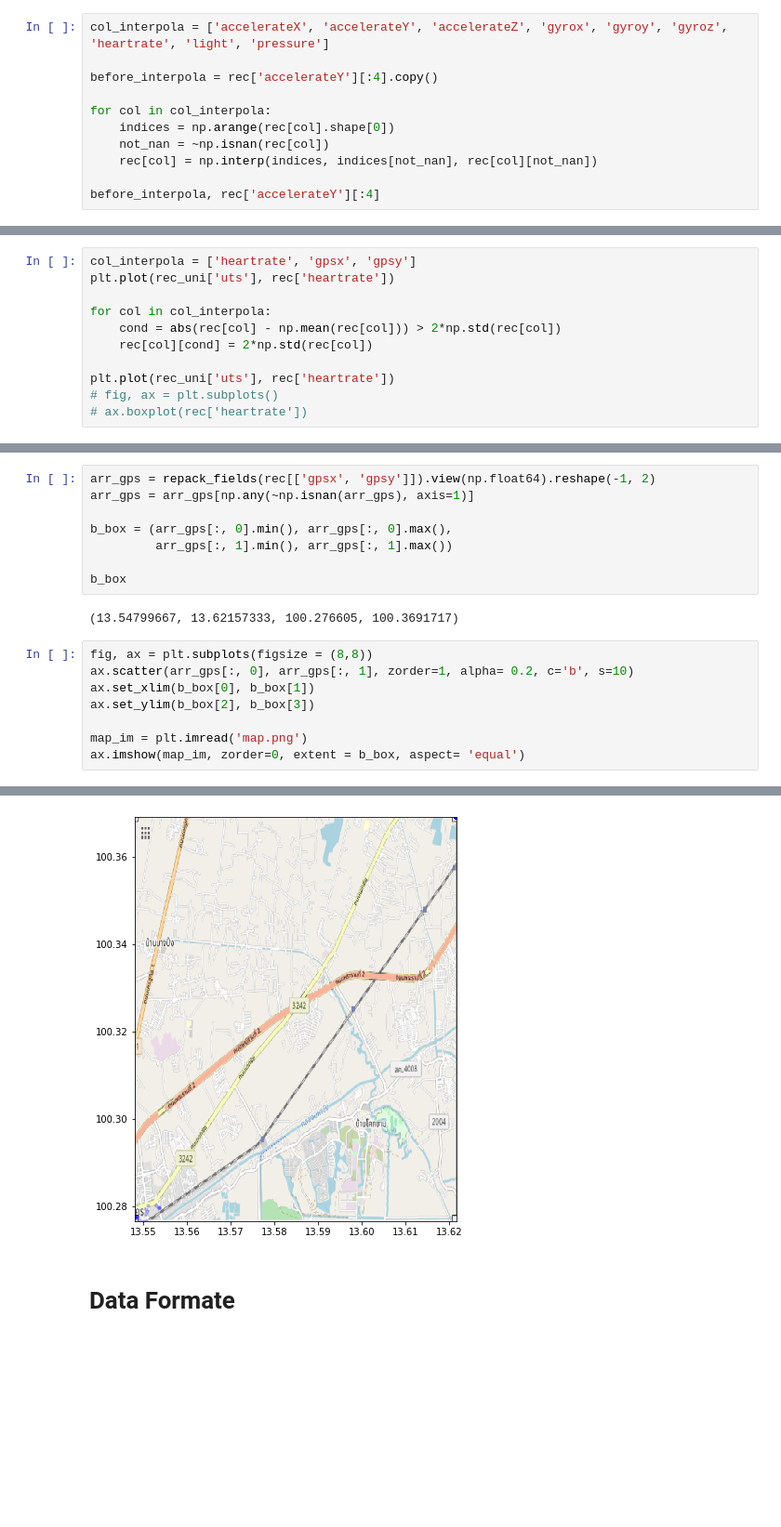
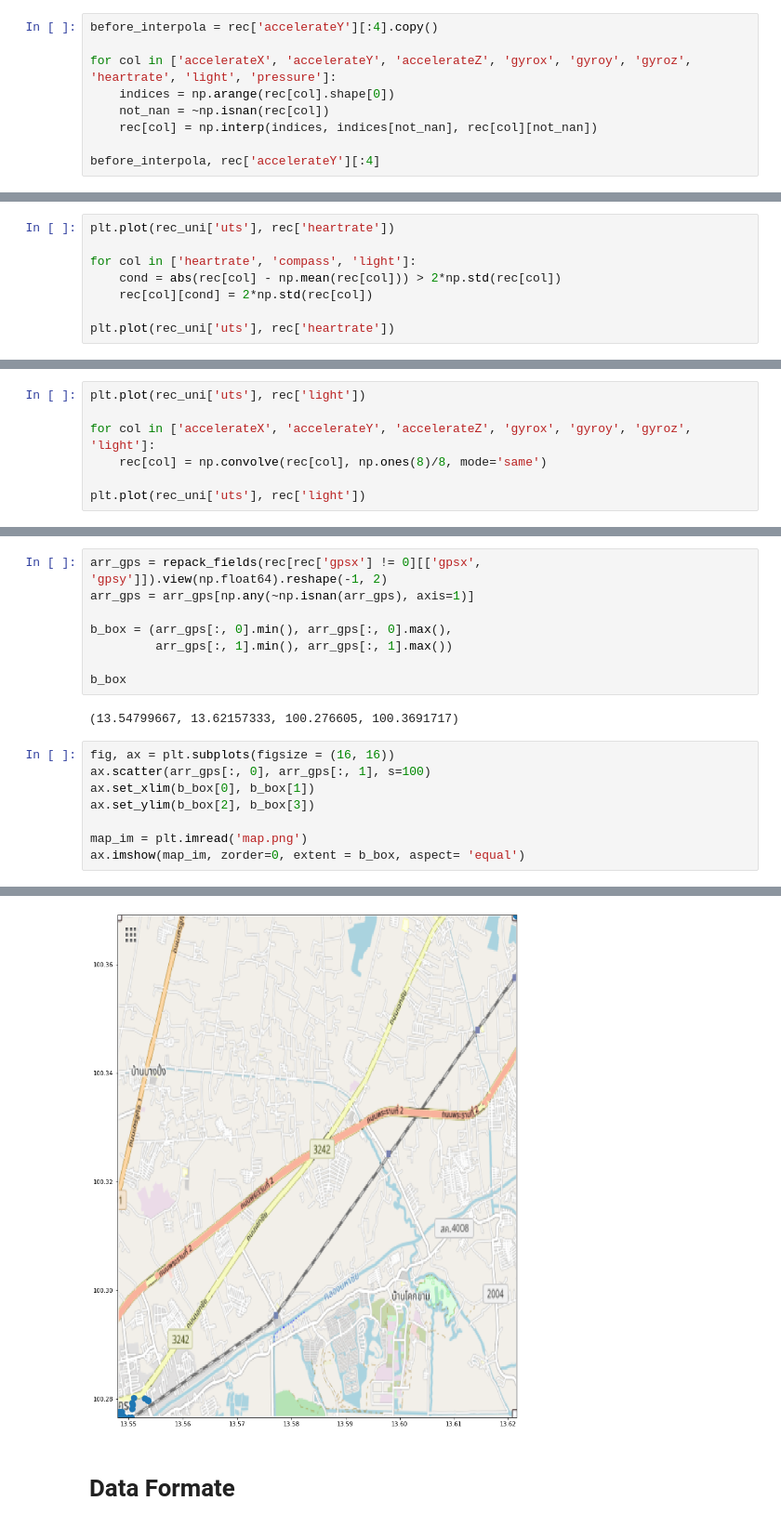
Before and after one commit to bdintu/machine-learning, a Jupyter notebook: lab1/lab1-1.ipynb, the cells around one changed output, grey strips where cells are left out. Shown at 93% size. Saved outputs shown, nothing was run; the diff lists cells and outputs as text; blank space fills up the shorter version.

```diff
--- a/lab1/lab1-1.ipynb
+++ b/lab1/lab1-1.ipynb
@@ -70,9 +86,7 @@ for col in col_zero:
 # %%
-col_interpola = ['accelerateX', 'accelerateY', 'accelerateZ', 'gyrox', 'gyroy', 'gyroz', 'heartrate', 'light', 'pressure']
-
 before_interpola = rec['accelerateY'][:4].copy()
 
-for col in col_interpola:
+for col in ['accelerateX', 'accelerateY', 'accelerateZ', 'gyrox', 'gyroy', 'gyroz', 'heartrate', 'light', 'pressure']:
     indices = np.arange(rec[col].shape[0])
     not_nan = ~np.isnan(rec[col])
     rec[col] = np.interp(indices, indices[not_nan], rec[col][not_nan])
@@ -86,14 +107,11 @@ before_interpola, rec['accelerateY'][:4]
 # %%
-col_interpola = ['heartrate', 'gpsx', 'gpsy']
 plt.plot(rec_uni['uts'], rec['heartrate'])
 
-for col in col_interpola:
+for col in ['heartrate', 'compass', 'light']:
     cond = abs(rec[col] - np.mean(rec[col])) > 2*np.std(rec[col])
     rec[col][cond] = 2*np.std(rec[col])
 
 plt.plot(rec_uni['uts'], rec['heartrate'])
-# fig, ax = plt.subplots()
-# ax.boxplot(rec['heartrate'])
 # %% [output]
 [<matplotlib.lines.Line2D at 0x...>]
 [figure]
@@ -109,0 +120,7 @@ plt.plot(rec_uni['uts'], np.convolve(rec['pressure'], np.ones(3)/3, mode='same')
+# %%
+plt.plot(rec_uni['uts'], rec['light'])
+
+for col in ['accelerateX', 'accelerateY', 'accelerateZ', 'gyrox', 'gyroy', 'gyroz', 'light']:
+    rec[col] = np.convolve(rec[col], np.ones(8)/8, mode='same')
+
+plt.plot(rec_uni['uts'], rec['light'])
@@ -169,7 +195,7 @@ ax.view_init(30, -10)
 # %% [markdown]
 # Geolocation
 # %%
-arr_gps = repack_fields(rec[['gpsx', 'gpsy']]).view(np.float64).reshape(-1, 2)
+arr_gps = repack_fields(rec[rec['gpsx'] != 0][['gpsx', 'gpsy']]).view(np.float64).reshape(-1, 2)
 arr_gps = arr_gps[np.any(~np.isnan(arr_gps), axis=1)]
 
 b_box = (arr_gps[:, 0].min(), arr_gps[:, 0].max(),
@@ -179,16 +205,16 @@ b_box
 # %% [output]
 (13.54799667, 13.62157333, 100.276605, 100.3691717)
 # %%
-fig, ax = plt.subplots(figsize = (8,8))
-ax.scatter(arr_gps[:, 0], arr_gps[:, 1], zorder=1, alpha= 0.2, c='b', s=10)
+fig, ax = plt.subplots(figsize = (16, 16))
+ax.scatter(arr_gps[:, 0], arr_gps[:, 1], s=100)
 ax.set_xlim(b_box[0], b_box[1])
 ax.set_ylim(b_box[2], b_box[3])
 
 map_im = plt.imread('map.png')
 ax.imshow(map_im, zorder=0, extent = b_box, aspect= 'equal')
 # %% [output]
 <matplotlib.image.AxesImage at 0x...>
-[figure, old version]
+[figure, new version]
 # %% [markdown]
 # Data Formate
 # %%
```
Also changed, not shown: parts of 29 cells of this notebook, 2 other files.
